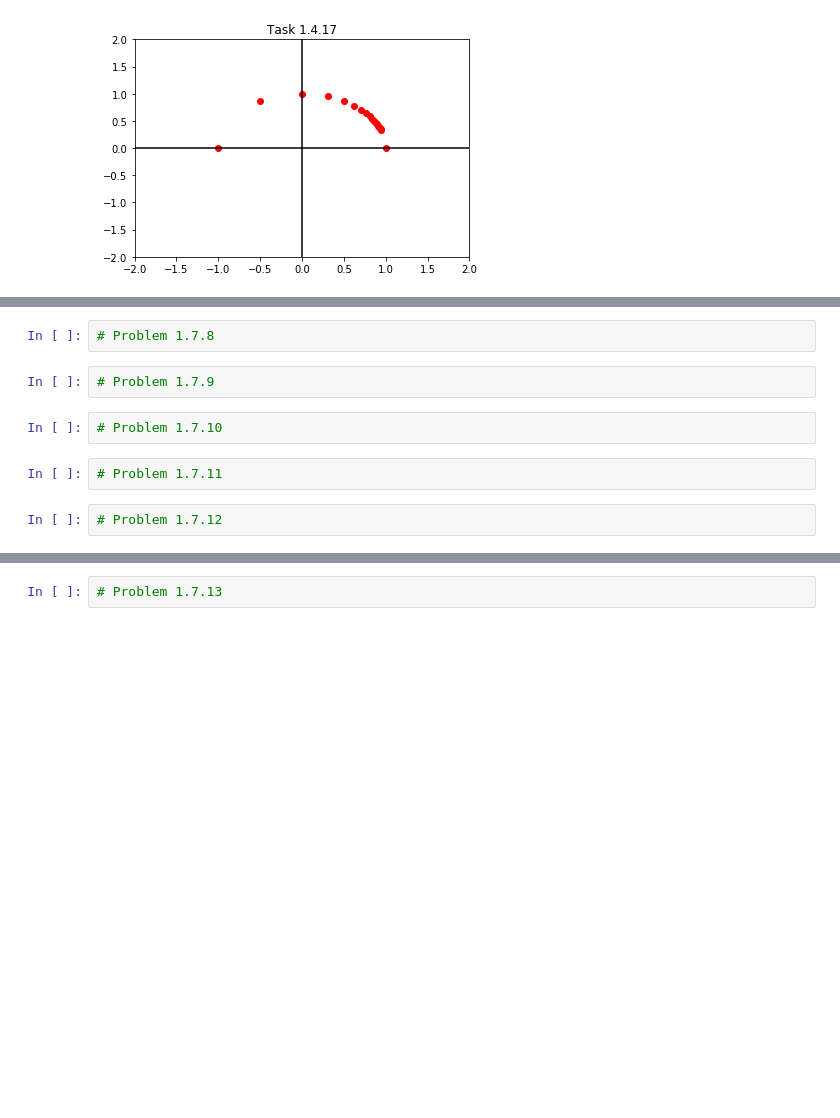
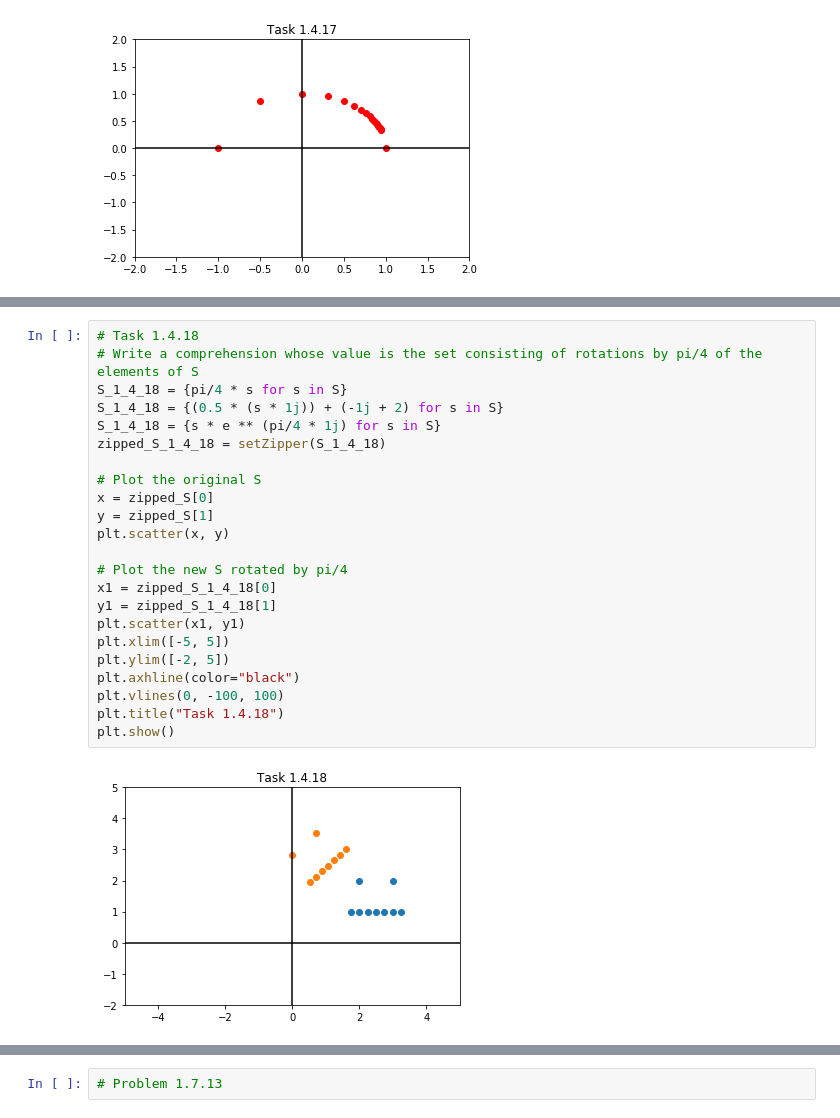
Before and after one commit to gkarp/coding_the_matrix, a Jupyter notebook: chapter1.ipynb, the cells around one changed output, grey strips where cells are left out. Cells and saved outputs as stored; diff of their text form; blank space fills up the shorter version.

```diff
--- a/chapter1.ipynb
+++ b/chapter1.ipynb
@@ -301,10 +280,25 @@ plt.show()
-# %%
-# Problem 1.7.8
-# %%
-# Problem 1.7.9
-# %%
-# Problem 1.7.10
-# %%
-# Problem 1.7.11
-# %%
-# Problem 1.7.12
+# %%
+# Task 1.4.18
+# Write a comprehension whose value is the set consisting of rotations by pi/4 of the elements of S
+S_1_4_18 = {pi/4 * s for s in S}
+S_1_4_18 = {(0.5 * (s * 1j)) + (-1j + 2) for s in S}
+S_1_4_18 = {s * e ** (pi/4 * 1j) for s in S}
+zipped_S_1_4_18 = setZipper(S_1_4_18)
+
+# Plot the original S
+x = zipped_S[0]
+y = zipped_S[1]
+plt.scatter(x, y)
+
+# Plot the new S rotated by pi/4
+x1 = zipped_S_1_4_18[0]
+y1 = zipped_S_1_4_18[1]
+plt.scatter(x1, y1)
+plt.xlim([-5, 5])
+plt.ylim([-2, 5])
+plt.axhline(color="black")
+plt.vlines(0, -100, 100)
+plt.title("Task 1.4.18")
+plt.show()
+# %% [output]
+[figure, added]
```
Also changed, not shown: parts of 41 cells of this notebook.
